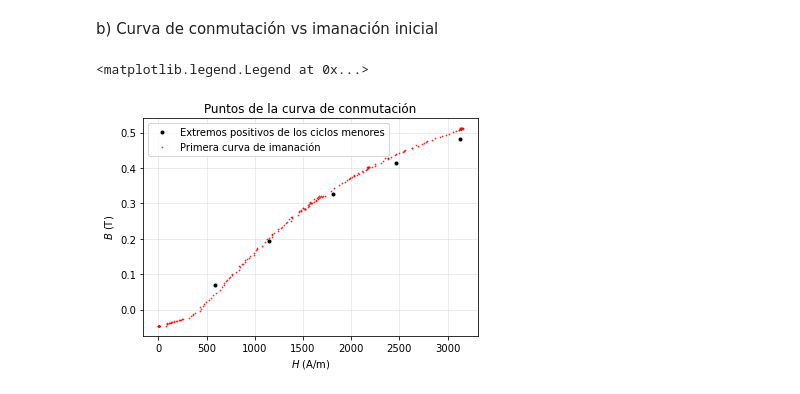
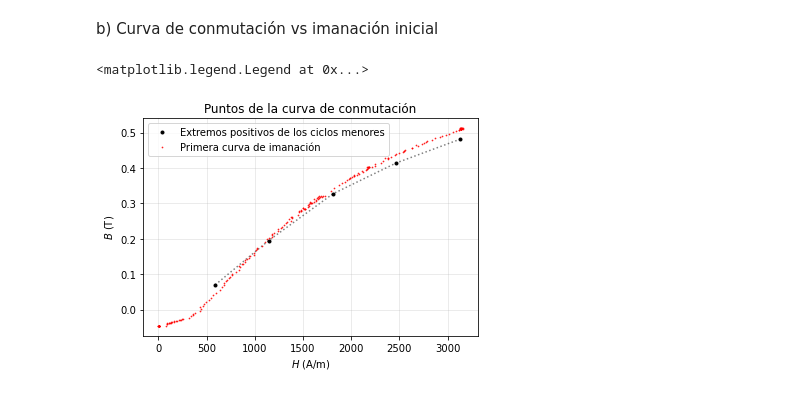
Before and after one commit to franceba3/PLIII, a Jupyter notebook: LEM12/Histéresis/histeresis.ipynb, the cells around one changed output. Saved outputs shown, nothing was run; the diff lists cells and outputs as text; code cells hidden in the pictures.

```diff
--- a/LEM12/Histéresis/histeresis.ipynb
+++ b/LEM12/Histéresis/histeresis.ipynb
@@ -208,15 +225,16 @@ b) Curva de conmutación vs imanación inicial
 # %%
 con = read_excel("redatoshisteresis/data.xlsx", sheet_name = "Sheet2").to_numpy()
 guille.plot(-con[:,0], -con[:,1], "k.", markersize = 6, label = "Extremos positivos de los ciclos menores")
+guille.plot(-con[:,0], -con[:,1], "k:", alpha = 0.5)
 guille.plot(x[0:x.index(max(x))], M, "r.", markersize = 1.5, alpha = 0.8,
             label = "Primera curva de imanación")
 guille.grid(alpha = 0.3)
 guille.xlabel("$H$ (A/m)")
 guille.ylabel("$B$ (T)")
 #guille.axhline(y = 0, color = "k", linewidth = 1)
 #guille.axvline(x = 0, color = "k", linewidth = 1)
 guille.title("Puntos de la curva de conmutación")
 guille.legend()
 # %% [output]
 <matplotlib.legend.Legend at 0x...>
-[figure, old version]
+[figure, new version]
```
Also changed, not shown: parts of 6 cells of this notebook, 44 other files.
